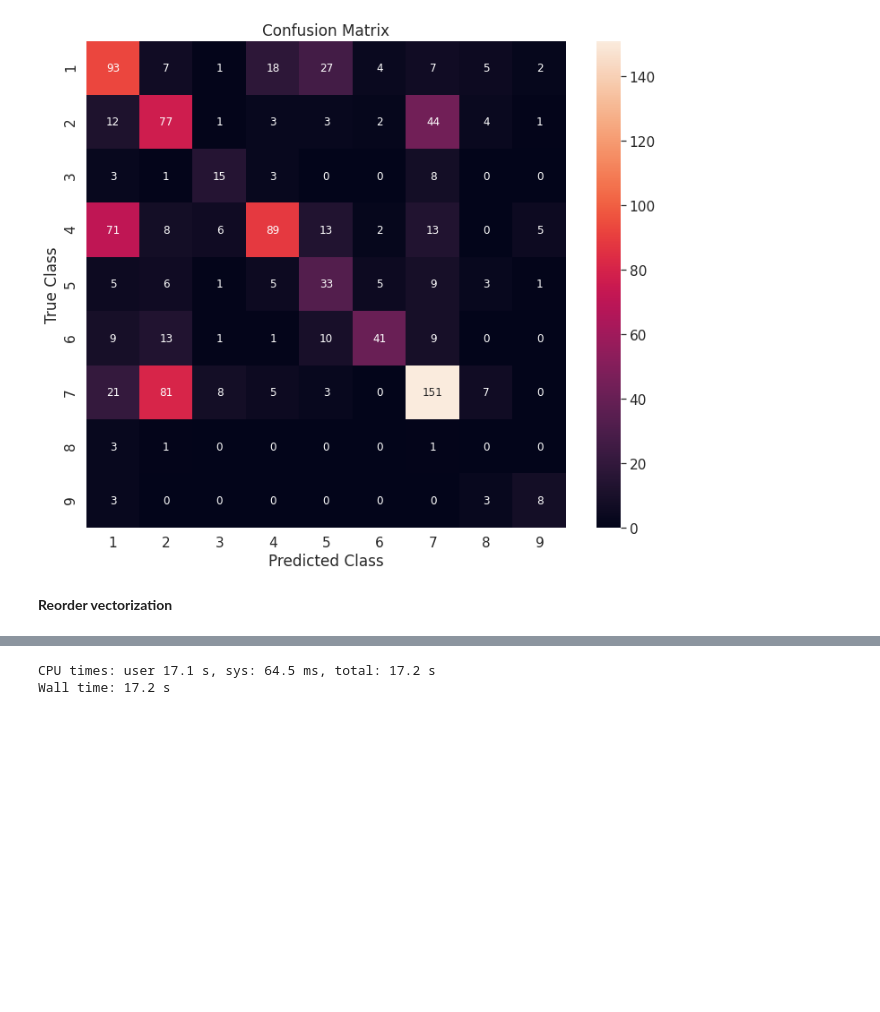
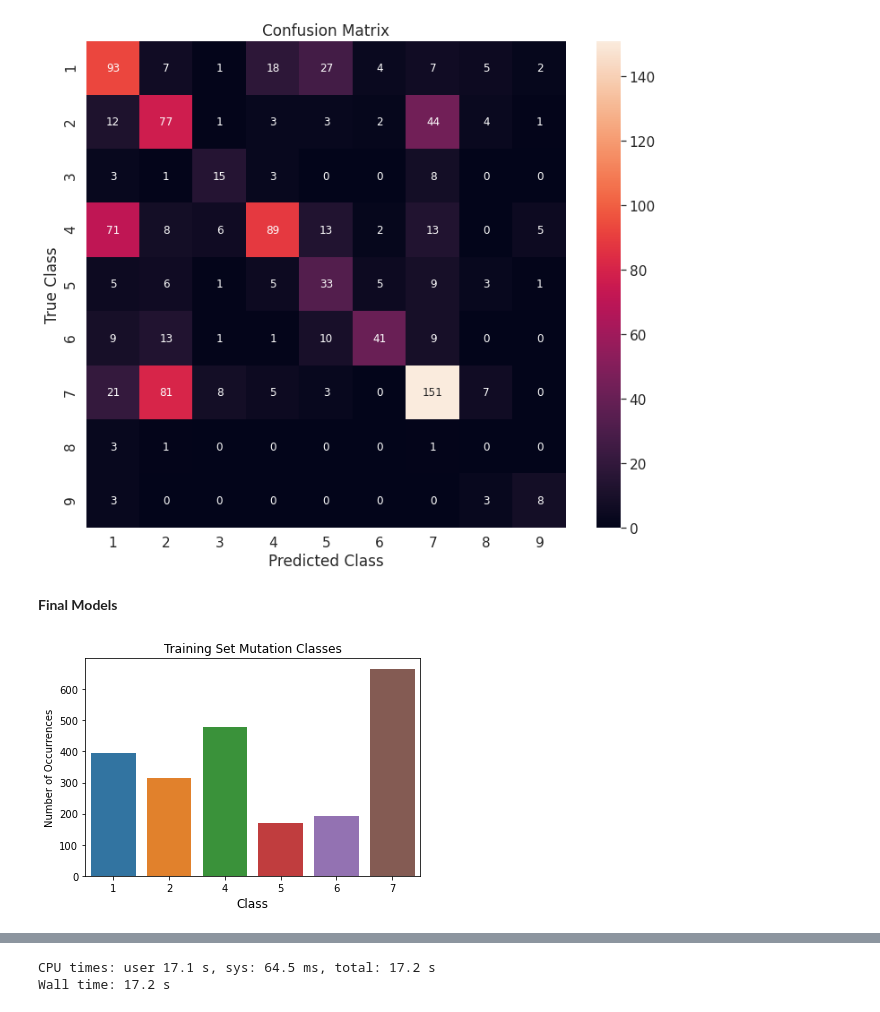
Before and after one commit to Shredder42/mutations, a Jupyter notebook: explore.ipynb, the cells around one changed output, grey strips where cells are left out. Saved outputs shown, nothing was run; the diff lists cells and outputs as text; code cells hidden in the pictures; blank space fills up the shorter version.

```diff
--- a/explore.ipynb
+++ b/explore.ipynb
@@ -109,6 +105,6 @@ merged.Class.value_counts().sort_values().plot(kind = 'bar');
 # %%
-class_count  = merged['Class'].value_counts()
-sns.barplot(class_count.index, class_count.values)
-plt.title('Mutation Classes')
-plt.ylabel('Number of Occurrences')
-plt.xlabel('Class', fontsize=12);
+# class_count  = merged['Class'].value_counts()
+# sns.barplot(class_count.index, class_count.values)
+# plt.title(' Overall Mutation Classes')
+# plt.ylabel('Number of Occurrences')
+# plt.xlabel('Class', fontsize=12);
@@ -237,6 +227,13 @@ KeyboardInterrupt:
 #     return  [wordnet.lemmatize(word) for word in word_tokenize(text_list2.lower())]
 # %% [markdown]
 Functions
+# %%
+def classes_plot(targets, title):
+    class_count = targets.value_counts()
+    sns.barplot(class_count.index, class_count.values)
+    plt.title(title)
+    plt.ylabel('Number of Occurrences')
+    plt.xlabel('Class', fontsize=12);
 # %%
 def print_top10(vectorizer, clf, class_labels):
     """Prints features with the highest coefficient values, per class"""
@@ -646,8 +643,12 @@ array([[ 93,   7,   1,  18,  27,   4,   7,   5,   2],
 confusion_matrix()
 # %% [output]
 [figure]
-# %% [markdown]
-**Reorder vectorization**
+# %% [markdown]
+**Final Models**
 # %%
 # train test split first
 X_train, X_test, y_train, y_test = train_test_split(text_list, y, test_size=.3, random_state=88, stratify=y)
+# %%
+classes_plot(y_train, 'Training Set Mutation Classes')
+# %% [output]
+[figure, added]
```
Also changed, not shown: parts of 5 cells of this notebook.
